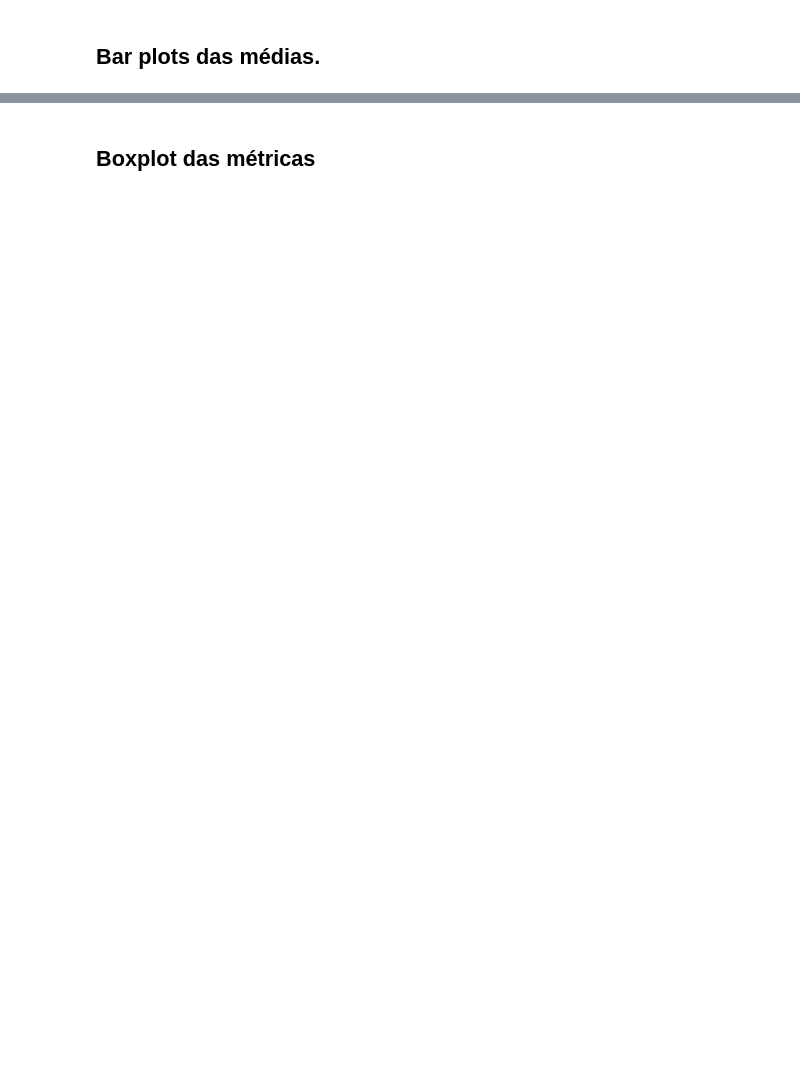
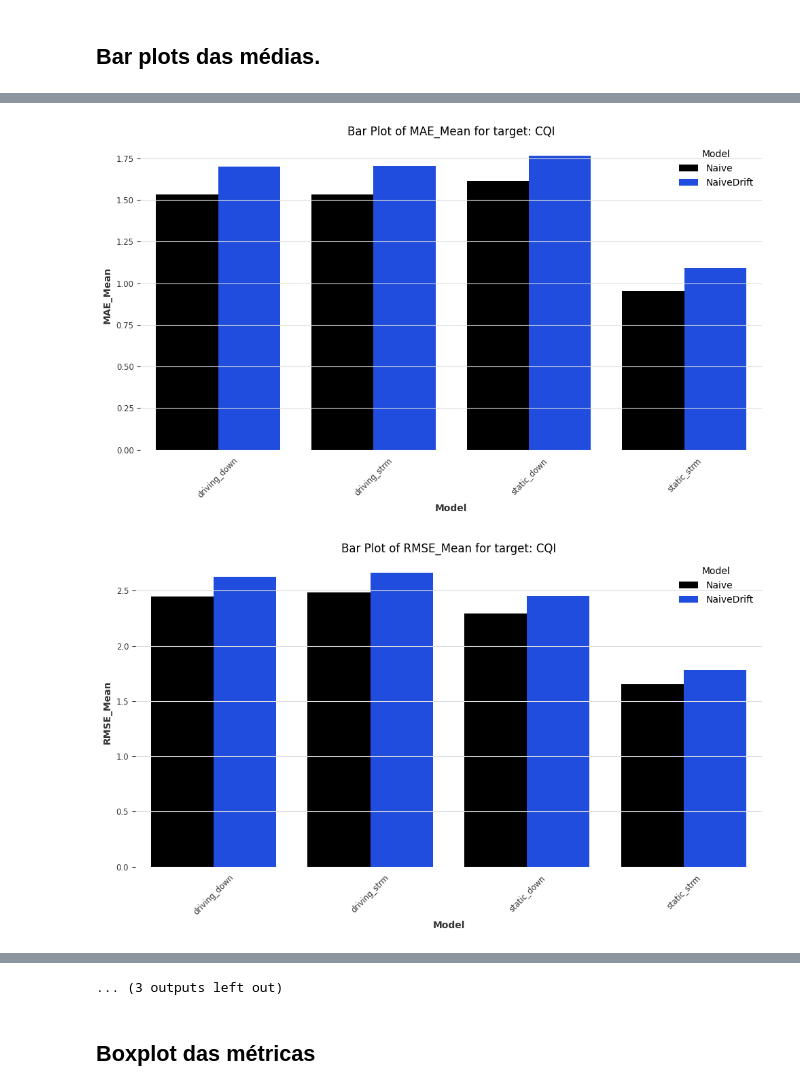
Before and after one commit to ejs94/5g-forecasting, a Jupyter notebook: notebooks/5_plot_results.ipynb, the cells around one changed output, grey strips where cells are left out. Drawn from its saved outputs; the diff is of its cells as text; code cells hidden in the pictures; blank space fills up the shorter version.

Commit message:
update: plot resutls to a working box plot

```diff
--- a/notebooks/5_plot_results.ipynb
+++ b/notebooks/5_plot_results.ipynb
@@ -7,3 +7,36 @@ import numpy as np
 import pandas as pd
 import seaborn as sns
 from darts import TimeSeries
+# %%
+def aggregate_metrics(df):
+    """
+    Função para calcular a média de MAE, RMSE e MSE, agrupando por Model, target e Activity.
+
+    Parâmetros:
+    df (pd.DataFrame): DataFrame contendo os dados com as colunas 'Model', 'target', 'Activity', 'MAE', 'RMSE', 'MSE'.
+
+    Retorna:
+    pd.DataFrame: DataFrame agregado contendo as médias das métricas MAE, RMSE e MSE por Model, target e Activity.
+    """
+
+    # Verificar se as colunas necessárias estão presentes no DataFrame
+    required_columns = ['Model', 'target', 'Activity', 'MAE', 'RMSE', 'MSE']
+    for col in required_columns:
+        if col not in df.columns:
+            raise ValueError(f"Coluna {col} está ausente no DataFrame")
+
+    # Agrupar por Model, target e Activity e calcular as médias das métricas
+    aggregated_df = df.groupby(['Model', 'target', 'Activity'], as_index=False).agg({
+        'MAE': 'mean',
+        'RMSE': 'mean',
+        'MSE': 'mean'
+    })
+
+    # Renomear as colunas agregadas para refletir que são médias
+    aggregated_df.rename(columns={
+        'MAE': 'MAE_Mean',
+        'RMSE': 'RMSE_Mean',
+        'MSE': 'MSE_Mean'
+    }, inplace=True)
+
+    return aggregated_df
@@ -11,7 +133,7 @@ from darts import TimeSeries
 ## Lendo o arquivo em parquet
 # %%
 df = pd.read_parquet(
-    os.path.join(os.pardir, "data", "results", "uni_all_stats.parquet")
+    os.path.join(os.pardir, "download-data", "metrics_univariate.parquet")
 )
 # %%
 data = df.reset_index()
@@ -73,3 +163,0 @@ def plot_bar_for_means_by_target(df):
-# %%
-data = data[data['Model'] != 'LinearRegression']
-data
@@ -105,0 +164,3 @@ plot_bar_for_means_by_target(data)
+# %%
+agg_data = aggregate_metrics(data)
+agg_data
@@ -105,0 +185,6 @@ plot_bar_for_means_by_target(data)
+# %%
+
+plot_bar_for_means_by_target(agg_data)
+# %% [output]
+[figure, added]
+[figure, added]
@@ -106,2 +201,3 @@ plot_bar_for_means_by_target(data)
+... (3 outputs left out)
 # %% [markdown]
 ## Boxplot das métricas
```
Also changed, not shown: parts of 16 cells of this notebook, 1 other file.
